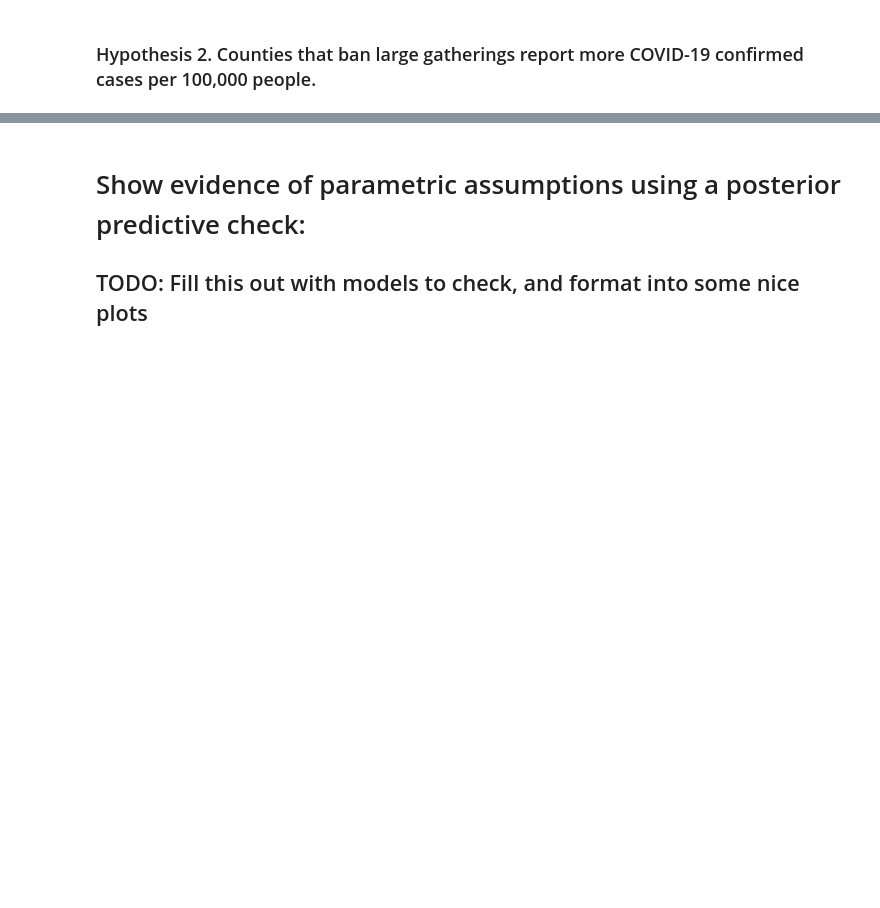
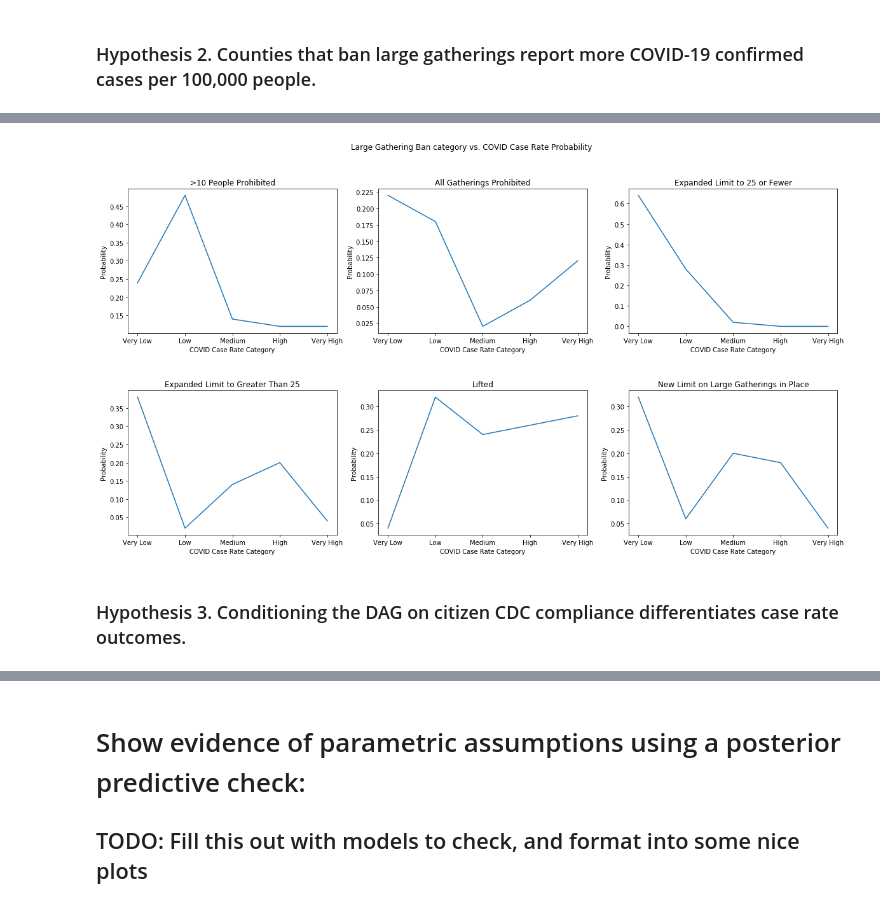
Before and after one commit to chloelarkin/county-covid-cases, a Jupyter notebook: causal_modeling/Causal_Model.ipynb, the cells around one changed output, grey strips where cells are left out. Drawn from its saved outputs; the diff is of its cells as text; code cells hidden in the pictures; blank space fills up the shorter version.

```diff
--- a/causal_modeling/Causal_Model.ipynb
+++ b/causal_modeling/Causal_Model.ipynb
@@ -111,2 +131,22 @@ def get_conditional_probability(model, j):
+# %%
+def plot_all_conditional_probs(proba_dictionary, ax_dims, fig_dims, plot_name, labels):
+    fig, axs = plt.subplots(ax_dims[0], ax_dims[1], figsize=(fig_dims[0], fig_dims[1]))
+    fig.suptitle(plot_name + ' vs. COVID Case Rate Probability')
+
+    category = 0
+
+    for i in range(ax_dims[0]):
+        for j in range(ax_dims[1]):
+            if category < len(labels):
+                axs[i, j].plot(list(proba_dictionary[labels[category]].keys()),
+                       list(proba_dictionary[labels[category]].values()),
+                       label = labels[category])
+                axs[i, j].set_title(labels[category])
+                category += 1
+
+    for ax in axs.flat:
+        ax.set(xlabel='COVID Case Rate Category', ylabel='Probability')
+    plt.subplots_adjust(wspace=0.2, hspace = 0.4)
+    plt.show()
 # %% [markdown]
 ### Hypothesis 1. Counties in which there are fewer ICU beds report fewer COVID-19 confirmed cases per 100,000 people.
@@ -226,0 +173,5 @@ plt.show()
+# %%
+blg_hypothesis_dict = get_all_conditional_probs(cc_pyro_model, 'BLG', blg_labels)
+for category in blg_hypothesis_dict:
+    print("COVID case rate probabilities for " + category + " large gathering ban category: ",
+          blg_hypothesis_dict[category], "\n")
@@ -226,0 +190,7 @@ plt.show()
+# %%
+plot_all_conditional_probs(blg_hypothesis_dict, ax_dims=[2, 3], fig_dims=[20, 10],
+                           plot_name="Large Gathering Ban category", labels=blg_labels)
+# %% [output]
+[figure, added]
+# %% [markdown]
+### Hypothesis 3. Conditioning the DAG on citizen CDC compliance  differentiates case rate outcomes.
```
Also changed, not shown: parts of 13 cells of this notebook.
